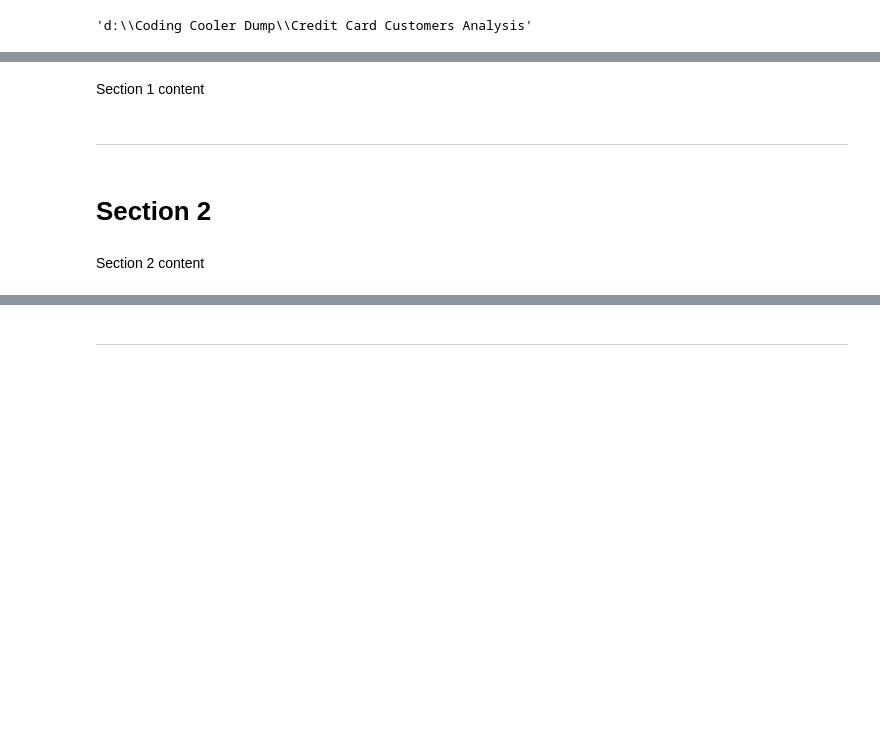
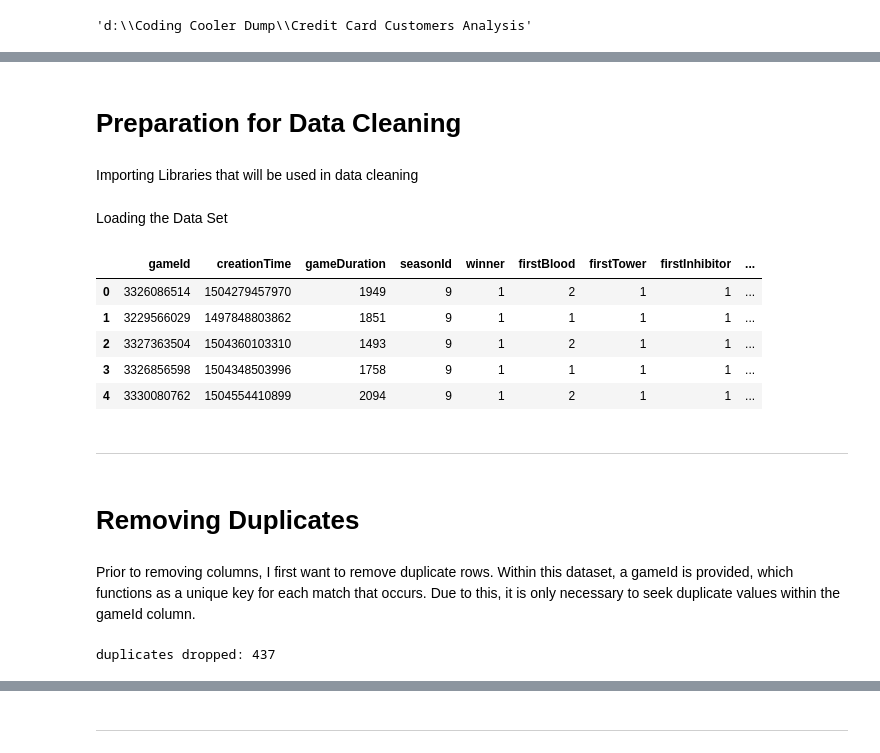
Before and after one commit to Abauker/League-of-Legends-Ranked-Match-Analysis, a Jupyter notebook: jupyter_notebooks/ETL.ipynb, the cells around one changed output, grey strips where cells are left out. Cells and saved outputs as stored; diff of their text form; code cells hidden in the pictures; blank space fills up the shorter version.

```diff
--- a/jupyter_notebooks/ETL.ipynb
+++ b/jupyter_notebooks/ETL.ipynb
@@ -52,2 +46,4 @@ current_dir
-# %% [markdown]
-Section 1 content
+# %% [markdown]
+# Preparation for Data Cleaning
+# %% [markdown]
+Importing Libraries that will be used in data cleaning
@@ -54,6 +55,32 @@ Section 1 content
+# %% [markdown]
+Loading the Data Set
+# %%
+# Loading the dataset as df
+df = pd.read_csv("Dataset/RawData/Games.csv")
+
+# Allowing all columns to be displayed at once.
+pd.set_option('display.max_columns', None)
+# Displaying the first 5 rows of the dataset, to confirm it has been loaded.
+df.head()
+# %% [output]
+|  | gameId | creationTime | gameDuration | seasonId | winner | firstBlood | firstTower | firstInhibitor | ... |
+| 0 | 3326086514 | 1504279457970 | 1949 | 9 | 1 | 2 | 1 | 1 | ... |
+| 1 | 3229566029 | 1497848803862 | 1851 | 9 | 1 | 1 | 1 | 1 | ... |
+| 2 | 3327363504 | 1504360103310 | 1493 | 9 | 1 | 2 | 1 | 1 | ... |
+| 3 | 3326856598 | 1504348503996 | 1758 | 9 | 1 | 1 | 1 | 1 | ... |
+| 4 | 3330080762 | 1504554410899 | 2094 | 9 | 1 | 2 | 1 | 1 | ... |
 # %% [markdown]
 ---
-# %% [markdown]
-# Section 2
-# %% [markdown]
-Section 2 content
+# %% [markdown]
+# Removing Duplicates
+# %% [markdown]
+Prior to removing columns, I first want to remove duplicate rows. Within this dataset, a gameId is provided, which functions as a unique key for each match that occurs. Due to this, it is only necessary to seek duplicate values within the gameId column.
+# %%
+# Creating a variable with the number of duplicates within the dataset, for later comparison.
+duplicates = df.duplicated('gameId')
+# Dropping the duplicates from the dataset
+df.drop_duplicates(subset='gameId', inplace=True)
+# Confirming the number of duplicates dropped from the dataset.
+print(f"duplicates dropped: {duplicates.sum()}")
+# %% [output]
+duplicates dropped: 437
```
Also changed, not shown: parts of 31 cells of this notebook, 1 other file.
